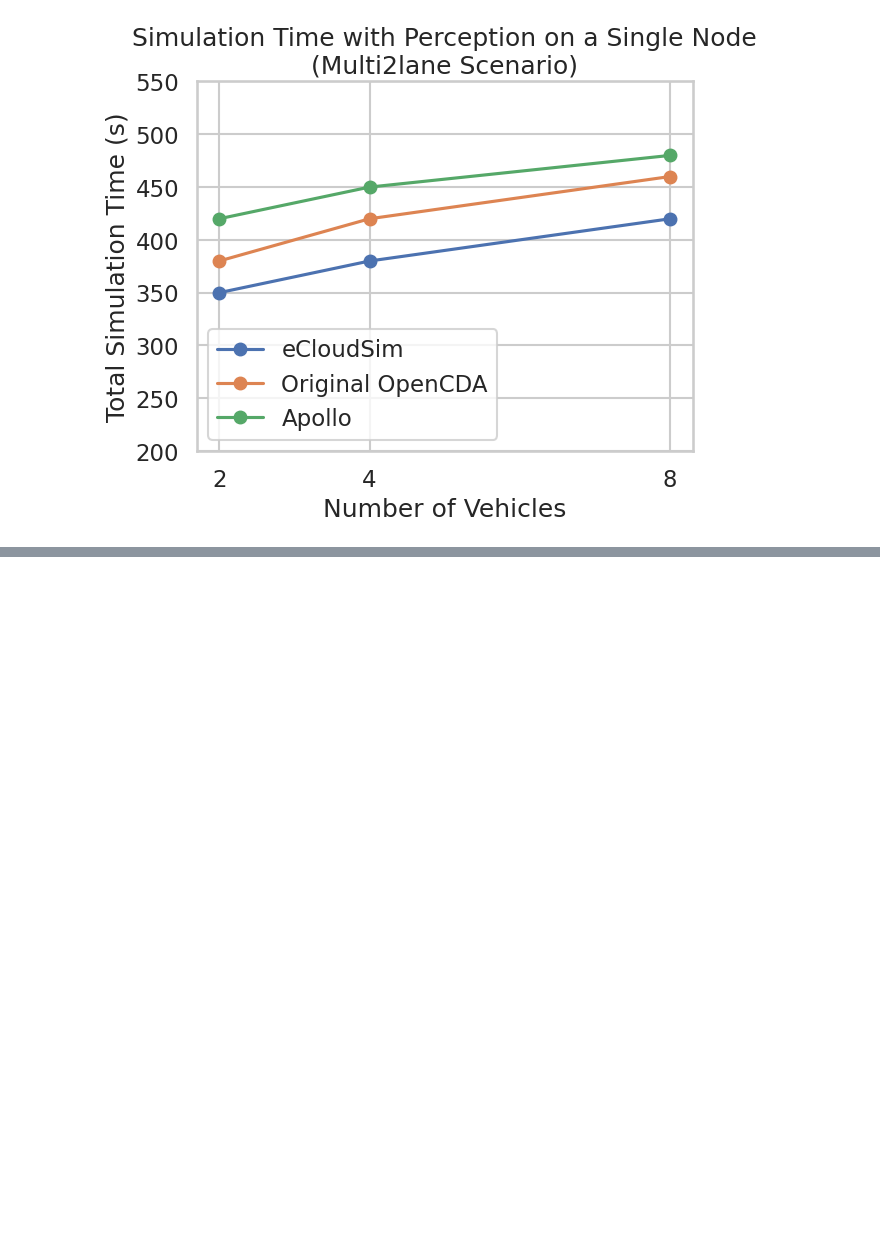
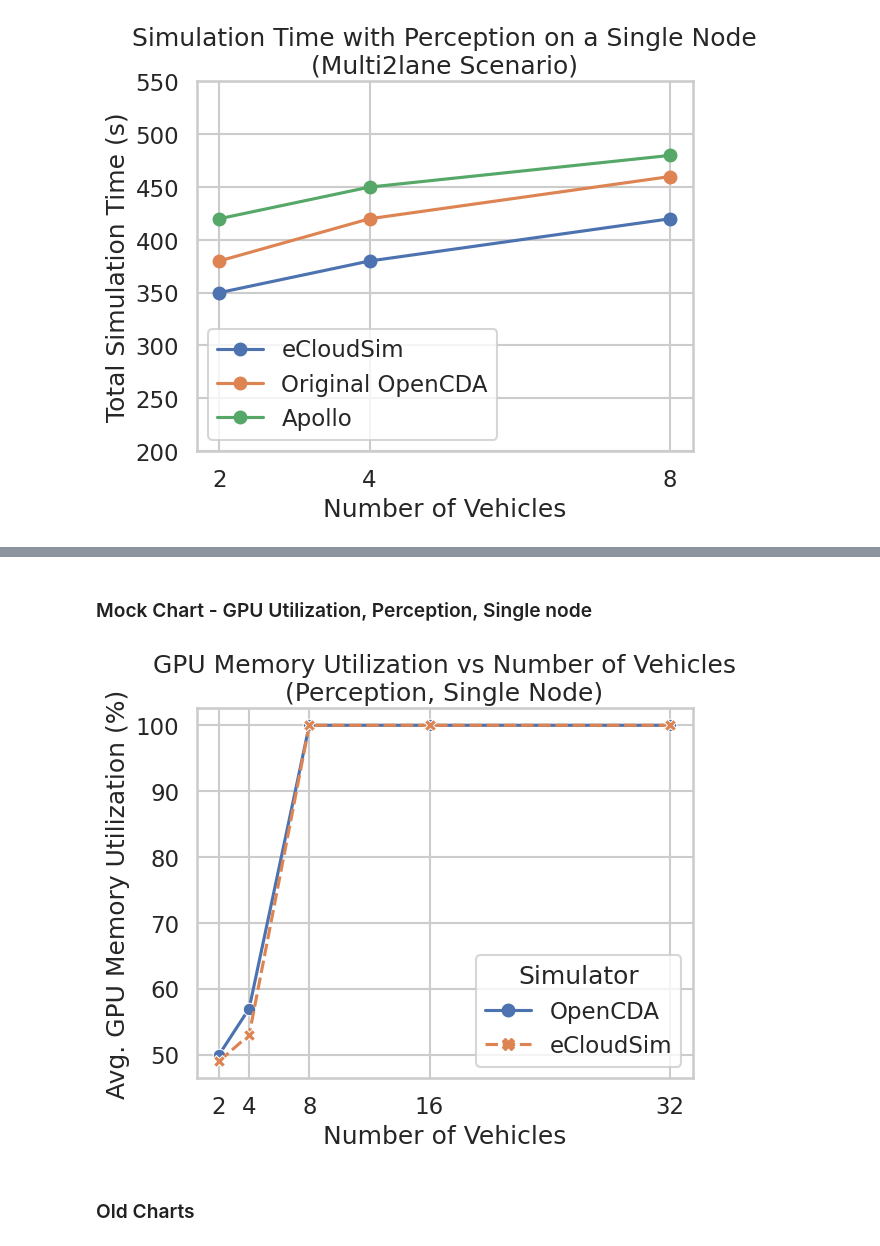
Before and after one commit to tlandle/eCloudSim, a Jupyter notebook: create_eval_charts.ipynb, the cells around one changed output, grey strips where cells are left out. Cells and saved outputs as stored; diff of their text form; code cells hidden in the pictures; blank space fills up the shorter version.

```diff
--- a/create_eval_charts.ipynb
+++ b/create_eval_charts.ipynb
@@ -141,3 +233,37 @@ plt.ylim([0, 120])
+# %% [markdown]
+### Mock Chart - GPU Utilization, Perception, Single node
+# %%
+import numpy as np
+import pandas as pd
+import seaborn as sns
+import matplotlib.pyplot as plt
+
+# Fake data for OpenCDA and eCloudSim (with perception on single node)
+num_vehicles = [2, 4, 8, 16, 32]
+opencda_gpu_util = [50, 57, 100, 100, 100]
+ecloud_gpu_util = [49, 53, 100, 100, 100]
+
+# Create a pandas DataFrame
+df_gpu_util = pd.DataFrame({'Number of Vehicles': num_vehicles * 2,
+                            'GPU Memory Utilization (%)': np.concatenate([opencda_gpu_util, ecloud_gpu_util]),
+                            'Simulator': ['OpenCDA'] * len(num_vehicles) + ['eCloudSim'] * len(num_vehicles)})
+
+# Create a line plot using seaborn
+plt.figure()
+ax = sns.lineplot(data=df_gpu_util, x='Number of Vehicles', y='GPU Memory Utilization (%)', hue='Simulator', style='Simulator', markers=True)
+plt.xticks(num_vehicles)
+
+# Add labels and titles
+ax.set_xlabel('Number of Vehicles')
+ax.set_ylabel('Avg. GPU Memory Utilization (%)')
+ax.set_title('GPU Memory Utilization vs Number of Vehicles\n(Perception, Single Node)')
+
+# Display the plot
+plt.show()
+# %% [output]
+[figure, added]
+# %% [markdown]
+### Old Charts
 # %%
 #fake data
 data = {'Time (sec)': np.arange(0, 100, 0.5),
```
Also changed, not shown: parts of 7 cells of this notebook.
